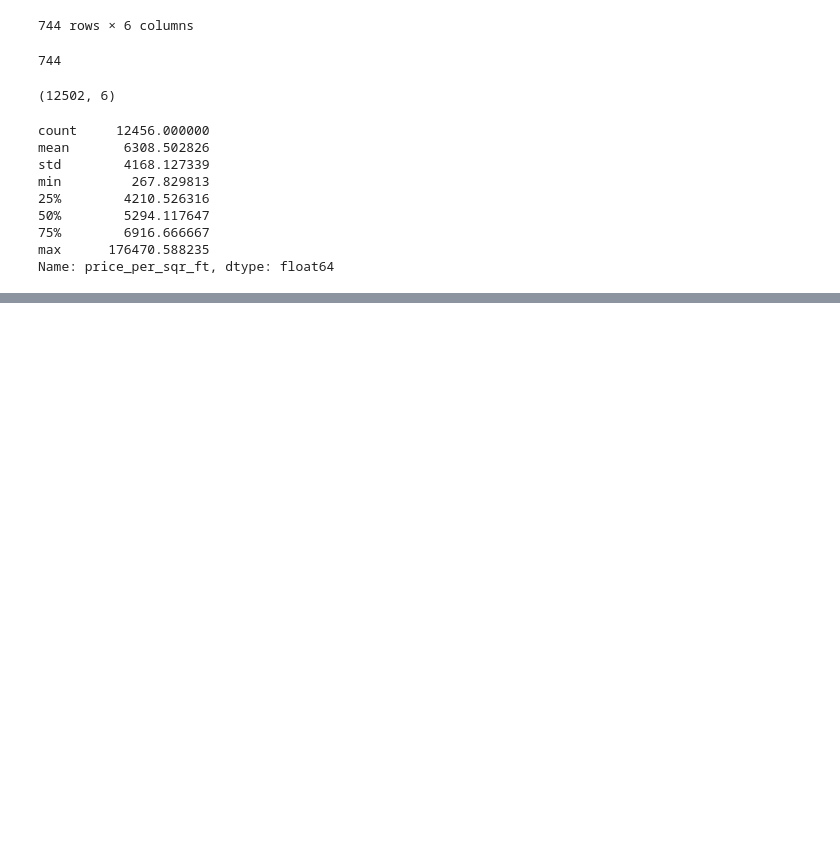
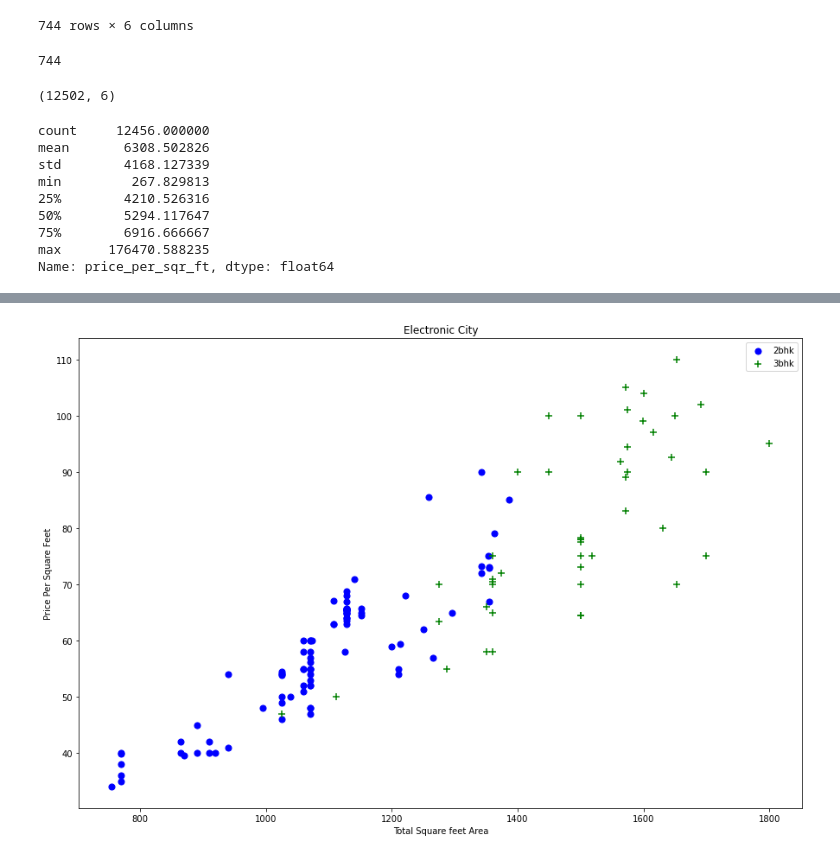
Before and after one commit to zerouchi/HousePricePredictionModel, a Jupyter notebook: pricePredictionModel.ipynb, the cells around one changed output, grey strips where cells are left out. Saved outputs shown, nothing was run; the diff lists cells and outputs as text; code cells hidden in the pictures; blank space fills up the shorter version.

```diff
--- a/pricePredictionModel.ipynb
+++ b/pricePredictionModel.ipynb
@@ -250,0 +317,4 @@ TypeError: cannot concatenate object of type '<class 'list'>'; only Series and D
+# %%
+plot_scatter_chart(df6, "Electronic City")
+# %% [output]
+[figure, added]
```
Also changed, not shown: parts of 27 cells of this notebook.
